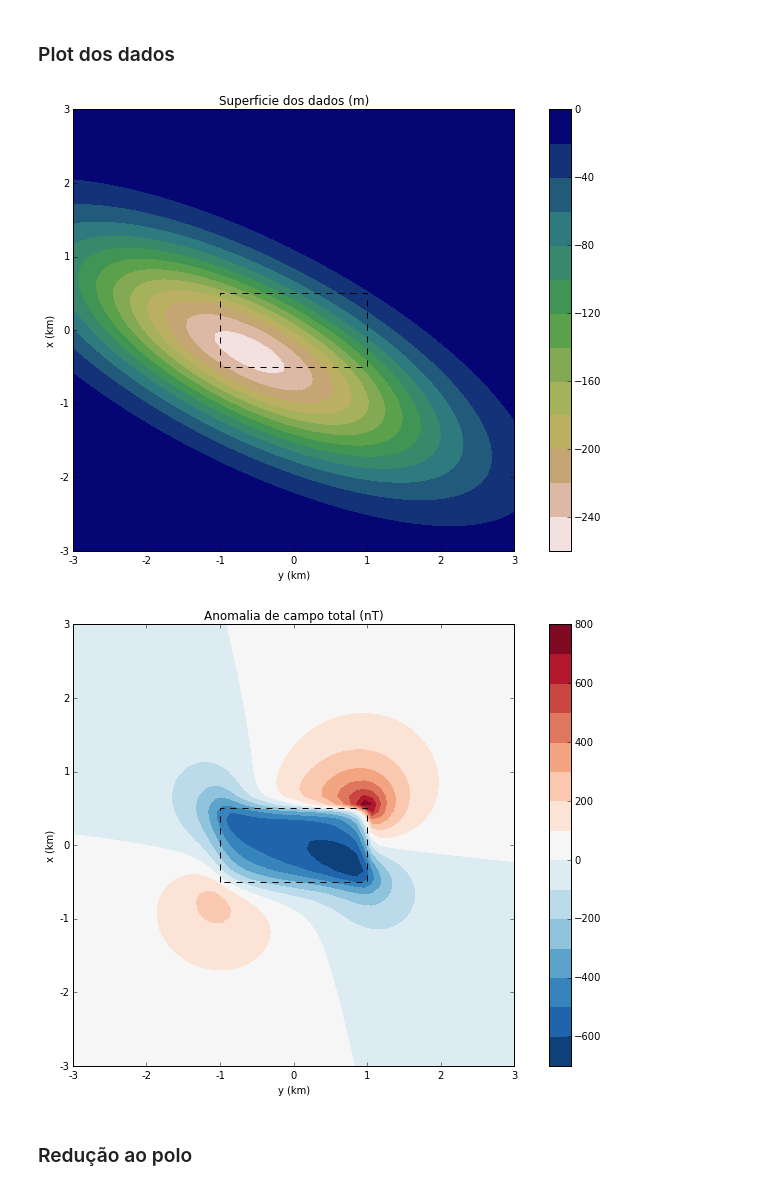
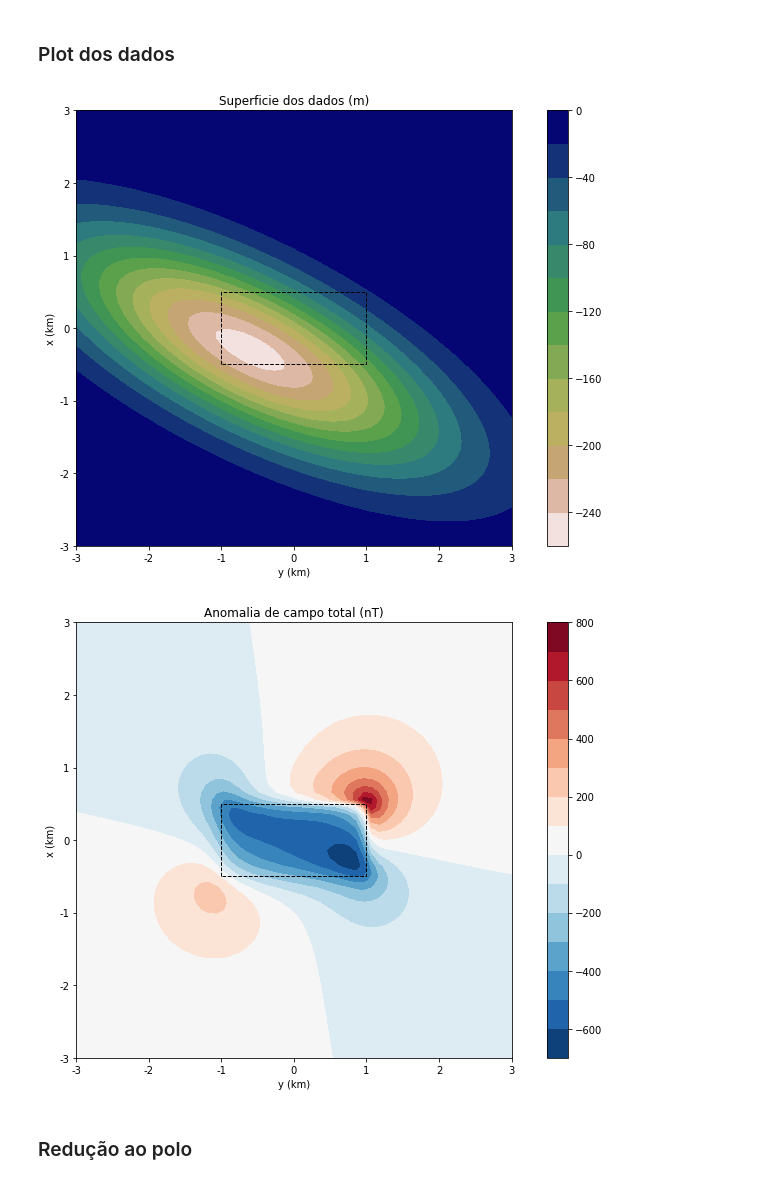
Before and after one commit to birocoles/Disciplina-metodos-potenciais, a Jupyter notebook: Topics/Reducao_polo/comparacao_fourier_camada_eq.ipynb, the cells around one changed output. Cells and saved outputs as stored; diff of their text form; code cells hidden in the pictures.

```diff
--- a/Topics/Reducao_polo/comparacao_fourier_camada_eq.ipynb
+++ b/Topics/Reducao_polo/comparacao_fourier_camada_eq.ipynb
@@ -56,7 +59,7 @@ print dy
 ### Campo geomagnético local
 # %%
 inc = -3. # graus
-dec = 40. # graus
+dec = 45. # graus
 # %% [markdown]
 ### Corpos sintéticos
 # %%
@@ -78,43 +81,41 @@ act_aprox = prism.tf(xp, yp, zp, model, inc, dec)
 # %% [markdown]
 ### Plot dos dados
 # %%
-mpl.close('all')
-mpl.figure(figsize=(10,7))
+plt.figure(figsize=(10,7))
 
-mpl.title("Superficie dos dados (m)")
-mpl.axis('scaled')
-mpl.contourf(yp, xp, zp, shape, 15, cmap=mpl.get_cmap('gist_earth_r'))
-mpl.colorbar()
+plt.title("Superficie dos dados (m)")
+plt.axis('scaled')
+mpl.contourf(yp, xp, zp, shape, 15, cmap=plt.get_cmap('gist_earth_r'))
+plt.colorbar()
 for i, sq in enumerate(projecao):
     mpl.square(sq, style='--k', linewidth=1.0, xy2ne=True)
-mpl.xlabel('y (km)')
-mpl.ylabel('x (km)')
+plt.xlabel('y (km)')
+plt.ylabel('x (km)')
 mpl.m2km()
 
-mpl.tight_layout()
+plt.tight_layout()
 
-mpl.show()
+plt.show()
 # %% [output]
-[figure, old version]
+[figure, new version]
 # %%
-mpl.close('all')
-mpl.figure(figsize=(10,7))
+plt.figure(figsize=(10,7))
 
-mpl.title("Anomalia de campo total (nT)")
-mpl.axis('scaled')
-mpl.contourf(yp, xp, act_aprox, shape, 15, cmap=mpl.get_cmap('RdBu_r'))
-mpl.colorbar()
+plt.title("Anomalia de campo total (nT)")
+plt.axis('scaled')
+mpl.contourf(yp, xp, act_aprox, shape, 15, cmap=plt.get_cmap('RdBu_r'))
+plt.colorbar()
 for i, sq in enumerate(projecao):
     mpl.square(sq, style='--k', linewidth=1.0, xy2ne=True)
-mpl.xlabel('y (km)')
-mpl.ylabel('x (km)')
+plt.xlabel('y (km)')
+plt.ylabel('x (km)')
 mpl.m2km()
 
-mpl.tight_layout()
+plt.tight_layout()
 
-mpl.show()
+plt.show()
 # %% [output]
-[figure, old version]
+[figure, new version]
 # %% [markdown]
 ### Redução ao polo
 # %% [markdown]
```
Also changed, not shown: parts of 6 cells of this notebook, 6 other files.
